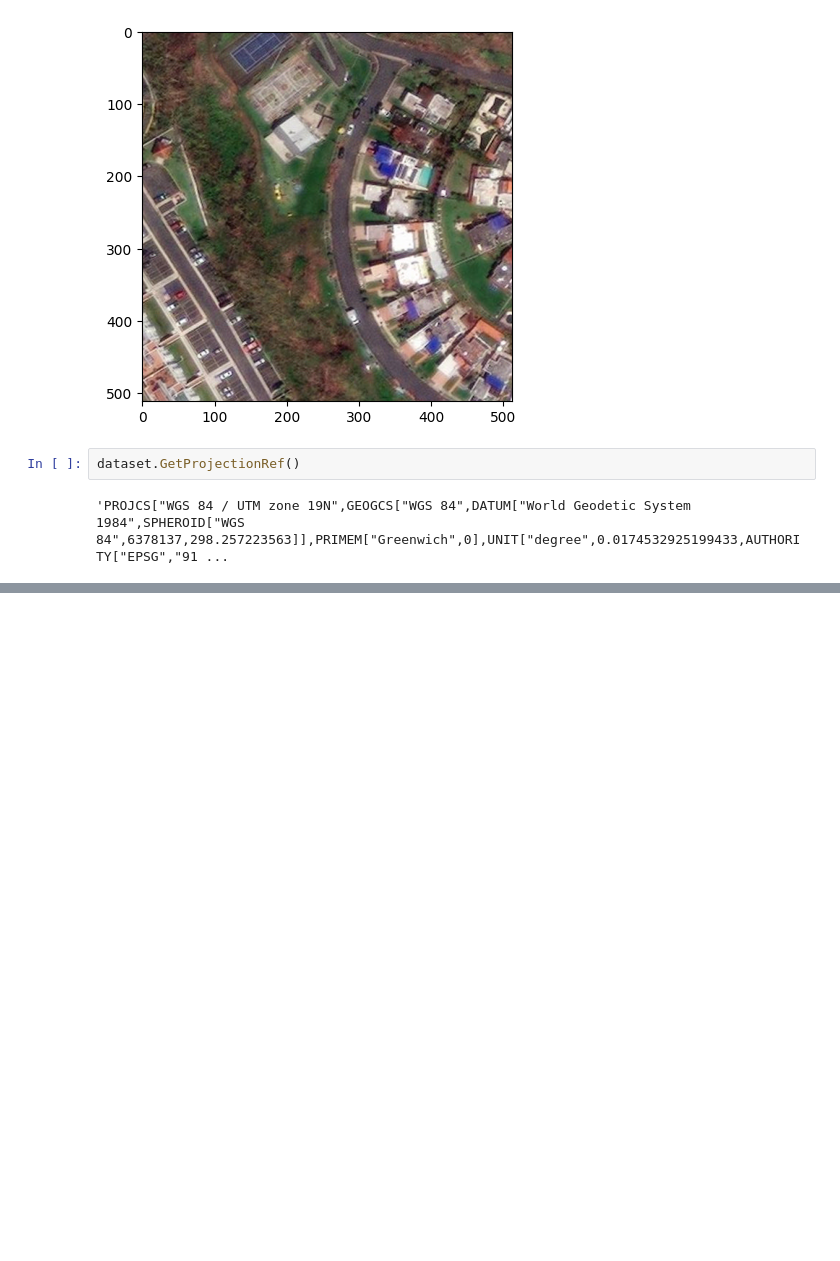
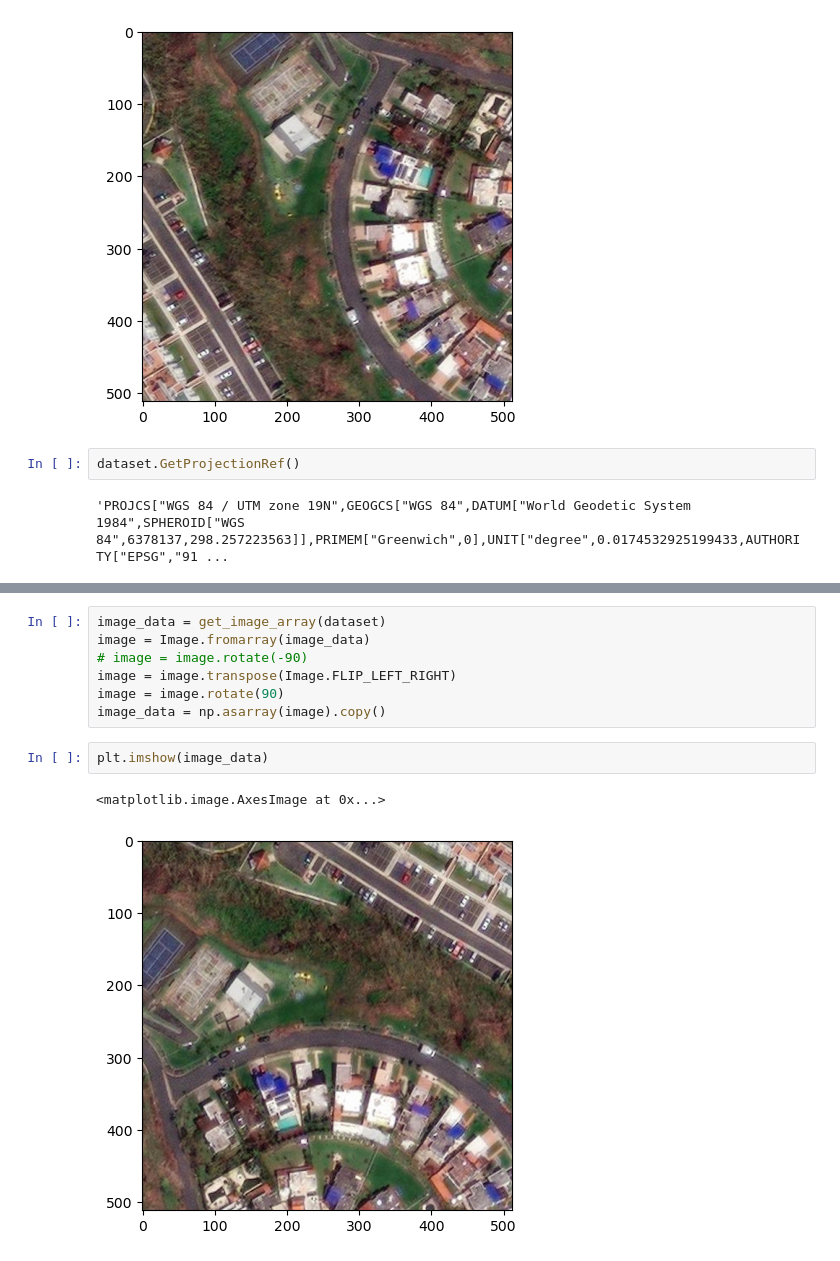
Before and after one commit to sushantvema/eye-for-detail, a Jupyter notebook: notebooks/random_sample_generator.ipynb, the cells around one changed output, grey strips where cells are left out. Saved outputs shown, nothing was run; the diff lists cells and outputs as text; blank space fills up the shorter version.

```diff
--- a/notebooks/random_sample_generator.ipynb
+++ b/notebooks/random_sample_generator.ipynb
@@ -116,0 +218,12 @@ dataset.GetProjectionRef()
+# %%
+image_data = get_image_array(dataset)
+image = Image.fromarray(image_data)
+# image = image.rotate(-90)
+image = image.transpose(Image.FLIP_LEFT_RIGHT)
+image = image.rotate(90)
+image_data = np.asarray(image).copy()
+# %%
+plt.imshow(image_data)
+# %% [output]
+<matplotlib.image.AxesImage at 0x...>
+[figure, added]
```
Also changed, not shown: parts of 14 cells of this notebook.
